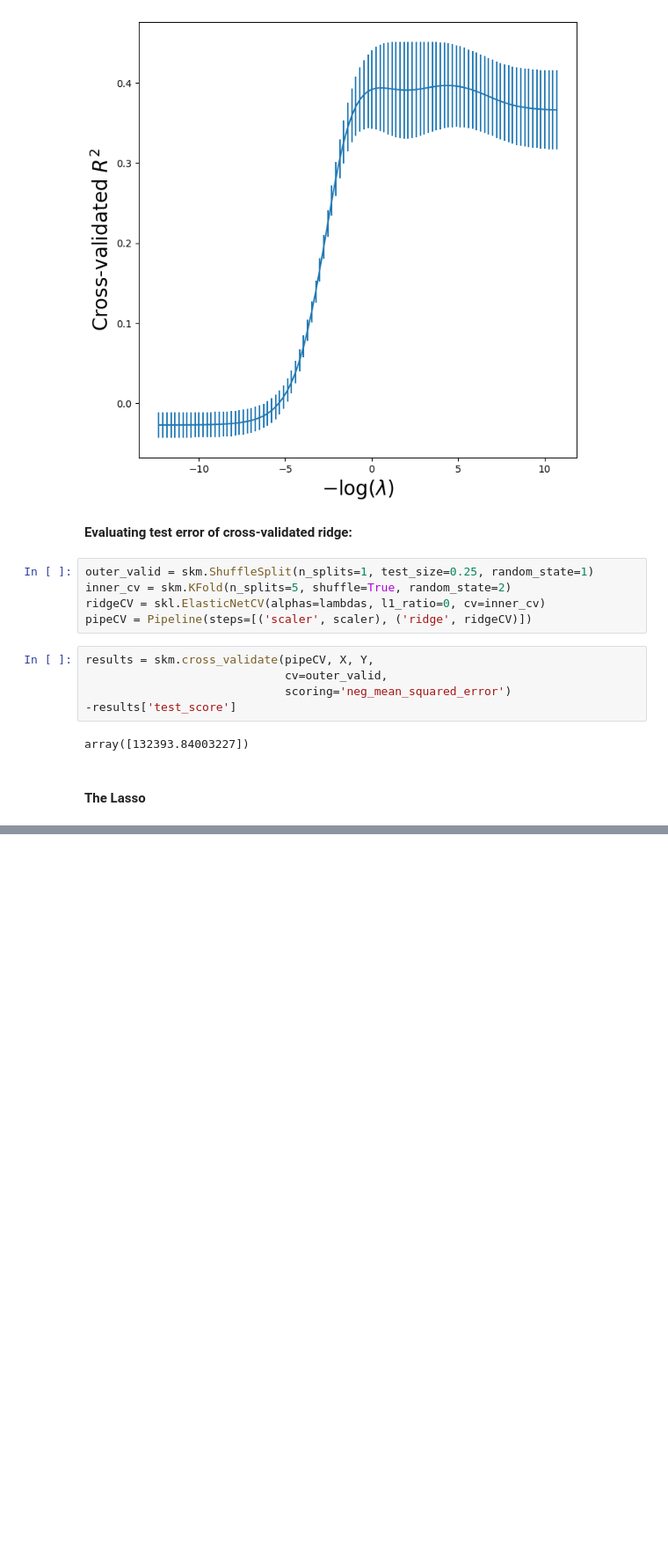
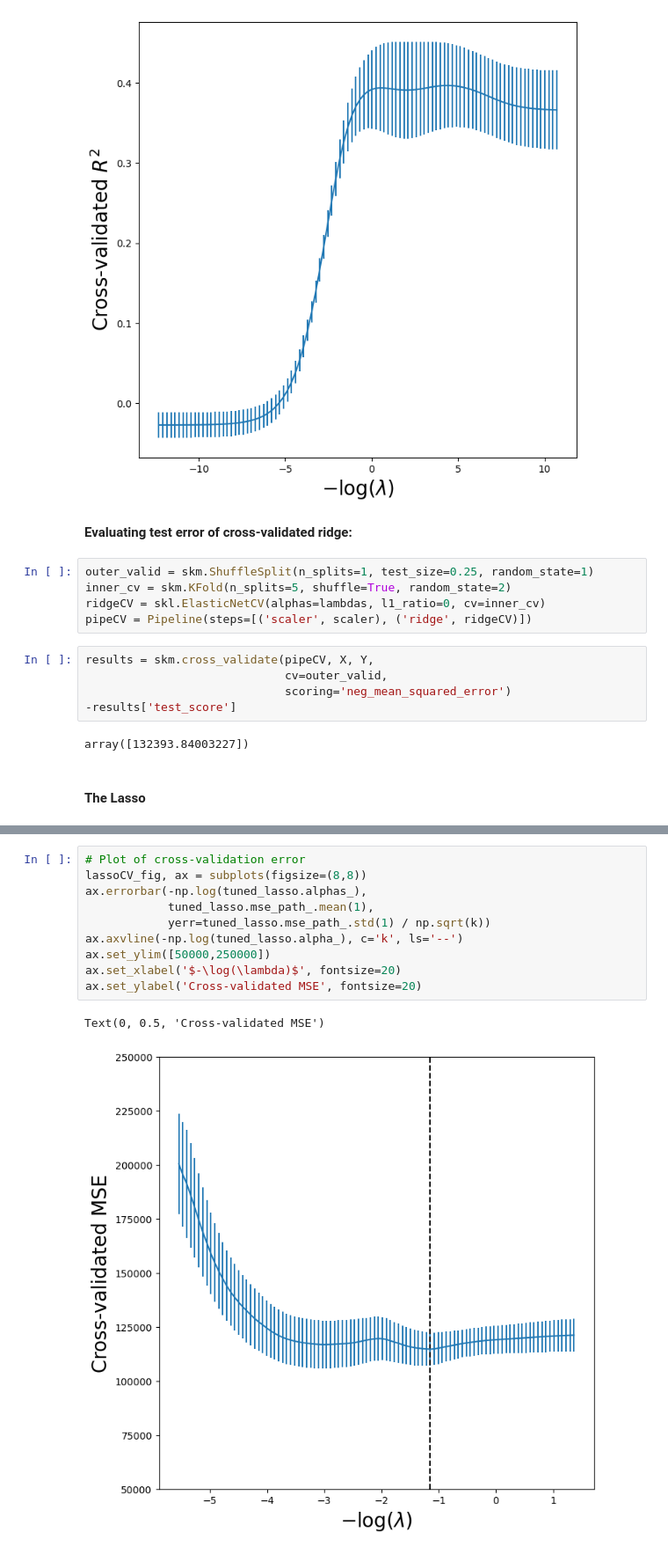
Before and after one commit to hyounce/Statistical-Learning-Methods-Practice, a Jupyter notebook: Model Selection and Regularization/Chapter6_Regularization_Lab.ipynb, the cells around one changed output, grey strips where cells are left out. Shown at 88% size. Drawn from its saved outputs; the diff is of its cells as text; blank space fills up the shorter version.

```diff
--- a/Model Selection and Regularization/Chapter6_Regularization_Lab.ipynb
+++ b/Model Selection and Regularization/Chapter6_Regularization_Lab.ipynb
@@ -433,0 +461,13 @@ array([132393.84003227])
+# %%
+# Plot of cross-validation error
+lassoCV_fig, ax = subplots(figsize=(8,8))
+ax.errorbar(-np.log(tuned_lasso.alphas_),
+            tuned_lasso.mse_path_.mean(1),
+            yerr=tuned_lasso.mse_path_.std(1) / np.sqrt(k))
+ax.axvline(-np.log(tuned_lasso.alpha_), c='k', ls='--')
+ax.set_ylim([50000,250000])
+ax.set_xlabel('$-\log(\lambda)$', fontsize=20)
+ax.set_ylabel('Cross-validated MSE', fontsize=20)
+# %% [output]
+Text(0, 0.5, 'Cross-validated MSE')
+[figure, added]
```
Also changed, not shown: parts of 17 cells of this notebook.
